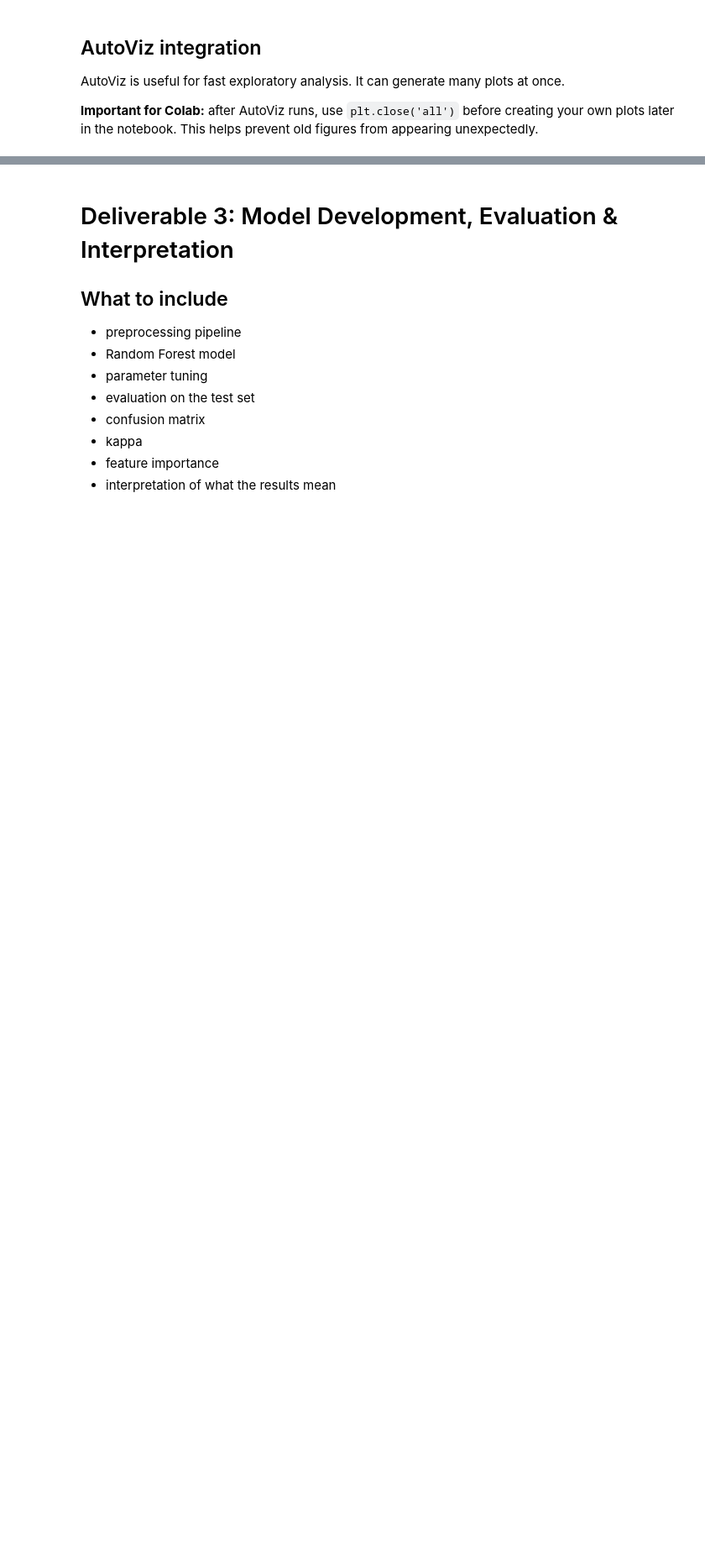
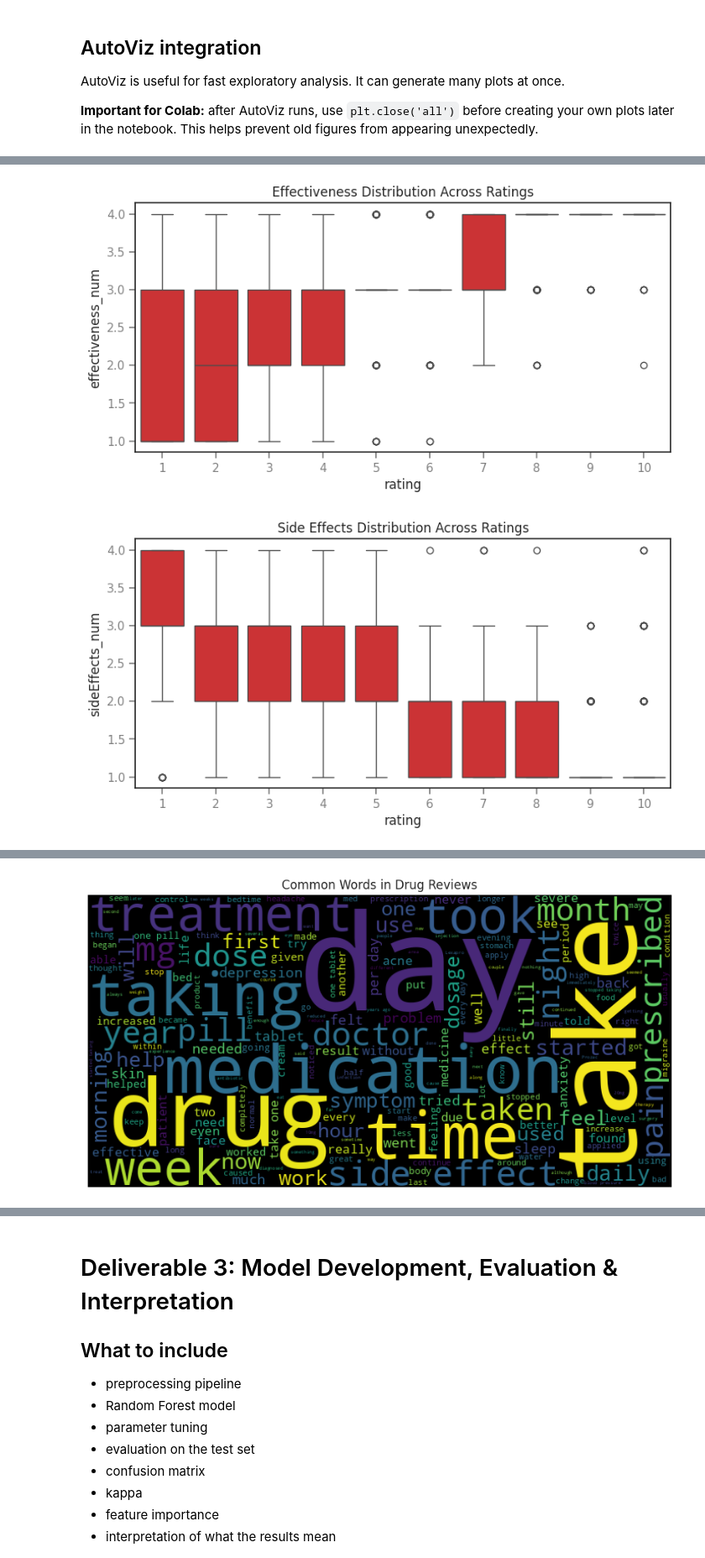
Before and after one commit to xoolmana/AI-ML-PROJECT, a Jupyter notebook: AI_ML_Project.ipynb, the cells around one changed output, grey strips where cells are left out. Shown at 84% size. Drawn from its saved outputs; the diff is of its cells as text; code cells hidden in the pictures; blank space fills up the shorter version.

```diff
--- a/AI_ML_Project.ipynb
+++ b/AI_ML_Project.ipynb
@@ -236,0 +334,67 @@ Replace this text with your explanation of how you prepared the data.
+# %%
+effectiveness_map = {
+    "Ineffective": 1,
+    "Marginally Effective": 2,
+    "Moderately Effective": 3,
+    "Highly Effective": 4
+}
+
+sideeffects_map = {
+    "Mild Side Effects": 1,
+    "Moderate Side Effects": 2,
+    "Severe Side Effects": 3,
+    "Extremely Severe Side Effects": 4
+}
+
+df['effectiveness_num'] = df['effectiveness'].map(effectiveness_map)
+df['sideEffects_num'] = df['sideEffects'].map(sideeffects_map)
+
+
+top_conditions = df['condition'].value_counts().head(10).index
+filtered = df[df['condition'].isin(top_conditions)]
+
+# Code for custom visualiations (optional)
+
+%matplotlib inline
+
+# target distribution
+plt.figure(figsize=(8,4))
+sns.boxplot(data=df, x='rating', y='effectiveness_num')
+plt.title("Effectiveness Distribution Across Ratings")
+plt.show()
+
+plt.figure(figsize=(8,4))
+sns.boxplot(data=df, x='rating', y='sideEffects_num')
+plt.title("Side Effects Distribution Across Ratings")
+plt.show()
+
+plt.figure(figsize=(10,5))
+df['condition'].value_counts().head(10).plot(kind='bar')
+plt.title("Top 10 Medical Conditions")
+plt.xticks(rotation=45)
+plt.show()
+
+plt.figure(figsize=(10,5))
+sns.barplot(data=filtered, x='condition', y='rating', estimator='mean')
+plt.title("Average Rating by Top Conditions")
+plt.xticks(rotation=45)
+plt.show()
+
+plt.figure(figsize=(6,4))
+sns.heatmap(df[['rating','effectiveness_num','sideEffects_num']].corr(), annot=True, cmap='coolwarm')
+plt.title("Correlation Between Numeric Variables")
+plt.show()
+
+from wordcloud import WordCloud
+
+text = " ".join(df['commentsReview'].dropna().astype(str))
+wc = WordCloud(width=800, height=400).generate(text)
+
+plt.figure(figsize=(10,5))
+plt.imshow(wc)
+plt.axis("off")
+plt.title("Common Words in Drug Reviews")
+plt.show()
+# %% [output]
+[figure, added]
+[figure, added]
@@ -236,0 +404 @@ Replace this text with your explanation of how you prepared the data.
+[figure, added]
```
Also changed, not shown: parts of 12 cells of this notebook.
